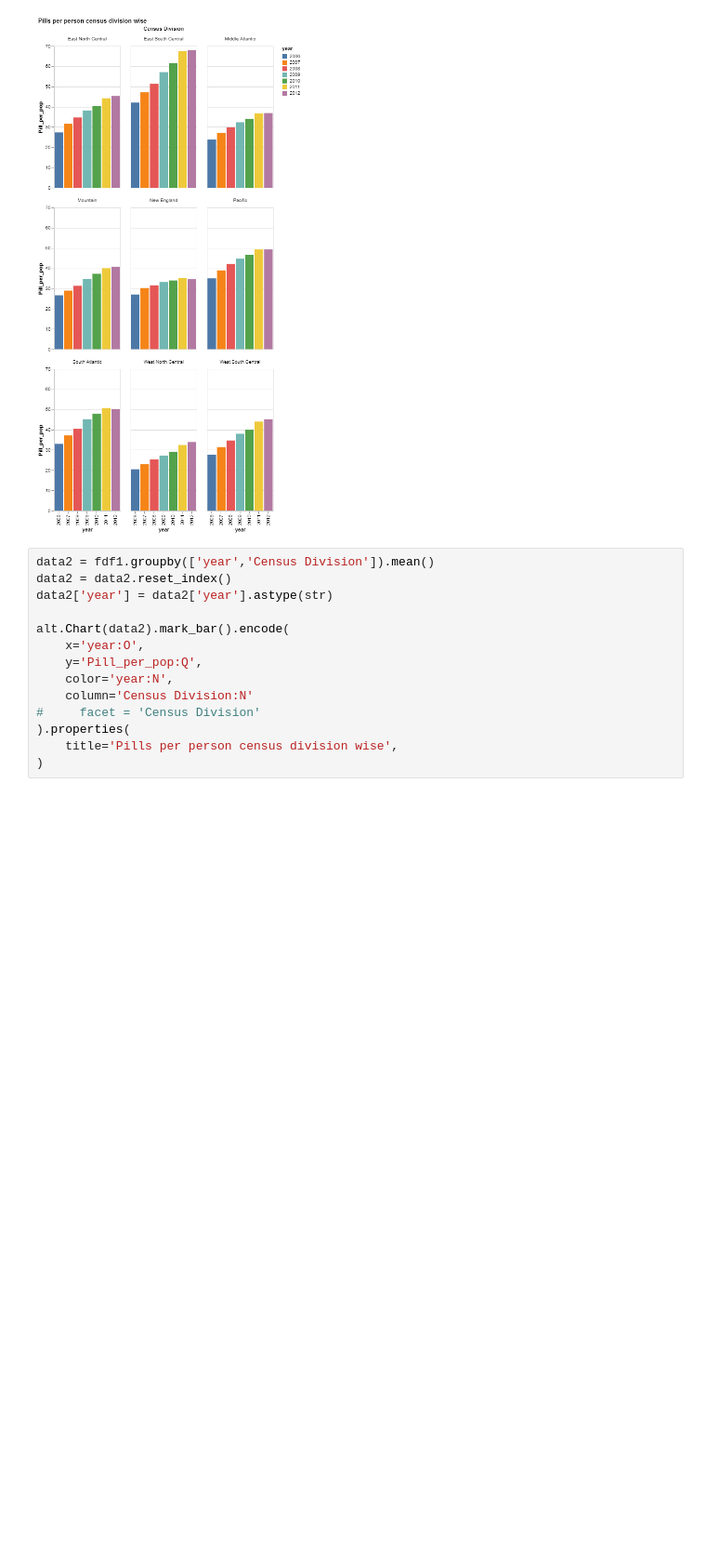
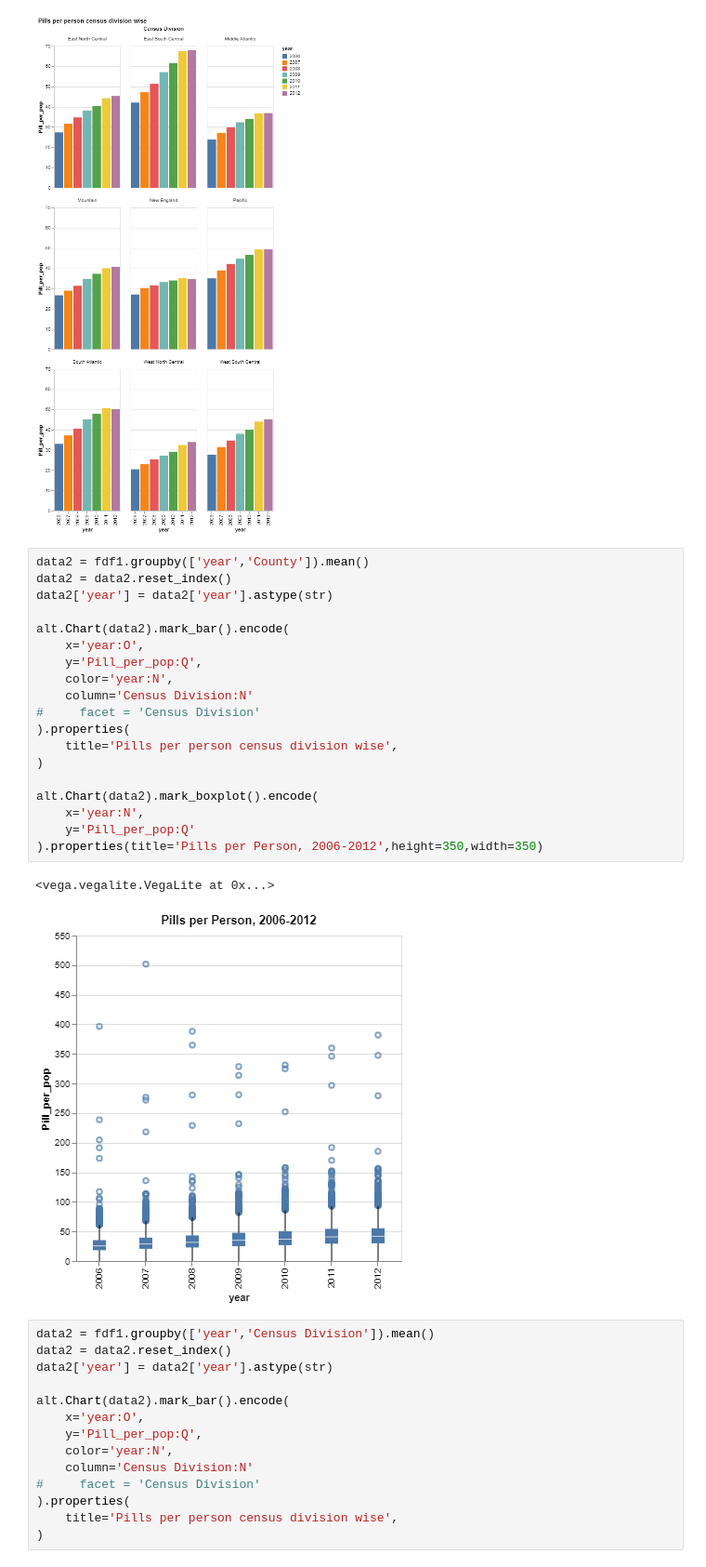
Before and after one commit to sdasara95/Opioid-Crisis, a Jupyter notebook: lineplot.ipynb, the cells around one changed output. Shown at 93% size. Saved outputs shown, nothing was run; the diff lists cells and outputs as text; blank space fills up the shorter version.

```diff
--- a/lineplot.ipynb
+++ b/lineplot.ipynb
@@ -112,6 +112,28 @@ alt.Chart(data2).mark_bar().encode(
 # %% [output]
 <vega.vegalite.VegaLite at 0x...>
 [figure]
+# %%
+data2 = fdf1.groupby(['year','County']).mean()
+data2 = data2.reset_index()
+data2['year'] = data2['year'].astype(str)
+
+alt.Chart(data2).mark_bar().encode(
+    x='year:O',
+    y='Pill_per_pop:Q',
+    color='year:N',
+    column='Census Division:N'
+#     facet = 'Census Division'
+).properties(
+    title='Pills per person census division wise',
+)
+
+alt.Chart(data2).mark_boxplot().encode(
+    x='year:N',
+    y='Pill_per_pop:Q'
+).properties(title='Pills per Person, 2006-2012',height=350,width=350)
+# %% [output]
+<vega.vegalite.VegaLite at 0x...>
+[figure, added]
 # %%
 data2 = fdf1.groupby(['year','Census Division']).mean()
 data2 = data2.reset_index()
```
Also changed, not shown: parts of 6 cells of this notebook, 5 other files.
